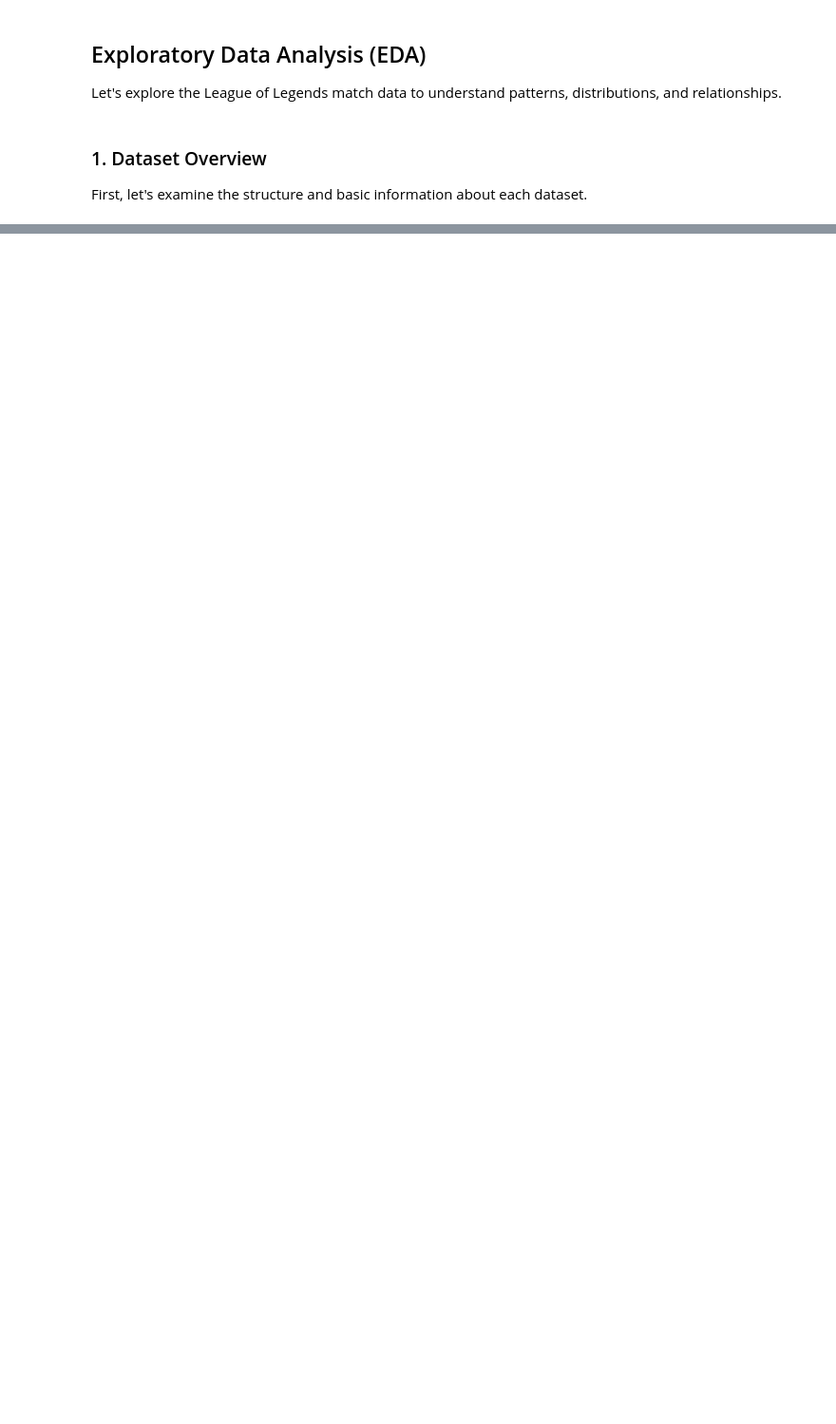
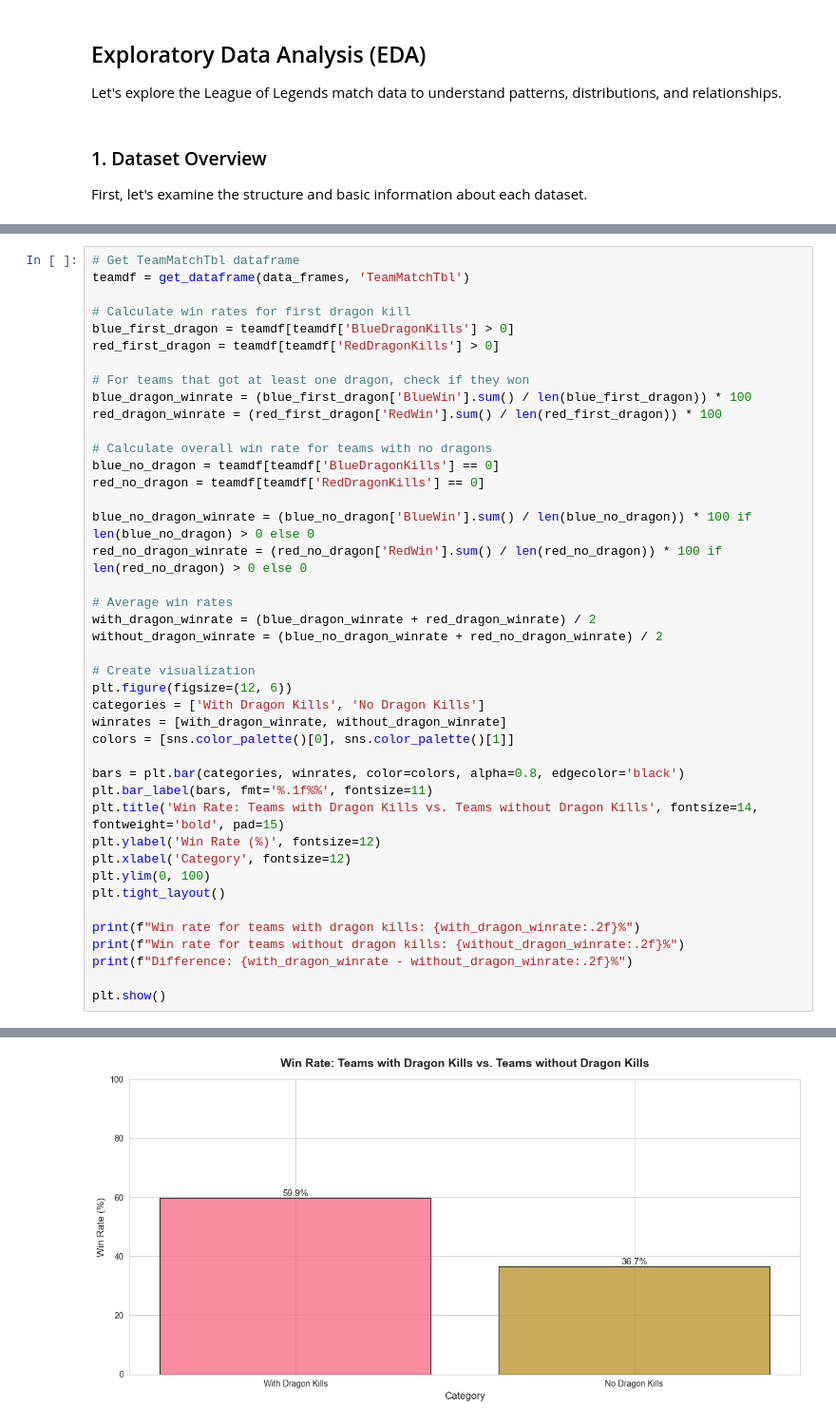
Before and after one commit to Mzulhaq/LoL-Analysis, a Jupyter notebook: main.ipynb, the cells around one changed output, grey strips where cells are left out. Shown: that part at 95% size. Saved outputs shown, nothing was run; the diff lists cells and outputs as text; blank space fills up the shorter version.

```diff
--- a/main.ipynb
+++ b/main.ipynb
@@ -334,0 +117,43 @@ print("5. Investigate outliers in numeric columns")
+# %%
+# Get TeamMatchTbl dataframe
+teamdf = get_dataframe(data_frames, 'TeamMatchTbl')
+
+# Calculate win rates for first dragon kill
+blue_first_dragon = teamdf[teamdf['BlueDragonKills'] > 0]
+red_first_dragon = teamdf[teamdf['RedDragonKills'] > 0]
+
+# For teams that got at least one dragon, check if they won
+blue_dragon_winrate = (blue_first_dragon['BlueWin'].sum() / len(blue_first_dragon)) * 100
+red_dragon_winrate = (red_first_dragon['RedWin'].sum() / len(red_first_dragon)) * 100
+
+# Calculate overall win rate for teams with no dragons
+blue_no_dragon = teamdf[teamdf['BlueDragonKills'] == 0]
+red_no_dragon = teamdf[teamdf['RedDragonKills'] == 0]
+
+blue_no_dragon_winrate = (blue_no_dragon['BlueWin'].sum() / len(blue_no_dragon)) * 100 if len(blue_no_dragon) > 0 else 0
+red_no_dragon_winrate = (red_no_dragon['RedWin'].sum() / len(red_no_dragon)) * 100 if len(red_no_dragon) > 0 else 0
+
+# Average win rates
+with_dragon_winrate = (blue_dragon_winrate + red_dragon_winrate) / 2
+without_dragon_winrate = (blue_no_dragon_winrate + red_no_dragon_winrate) / 2
+
+# Create visualization
+plt.figure(figsize=(12, 6))
+categories = ['With Dragon Kills', 'No Dragon Kills']
+winrates = [with_dragon_winrate, without_dragon_winrate]
+colors = [sns.color_palette()[0], sns.color_palette()[1]]
+
+bars = plt.bar(categories, winrates, color=colors, alpha=0.8, edgecolor='black')
+plt.bar_label(bars, fmt='%.1f%%', fontsize=11)
+plt.title('Win Rate: Teams with Dragon Kills vs. Teams without Dragon Kills', fontsize=14, fontweight='bold', pad=15)
+plt.ylabel('Win Rate (%)', fontsize=12)
+plt.xlabel('Category', fontsize=12)
+plt.ylim(0, 100)
+plt.tight_layout()
+
+print(f"Win rate for teams with dragon kills: {with_dragon_winrate:.2f}%")
+print(f"Win rate for teams without dragon kills: {without_dragon_winrate:.2f}%")
+print(f"Difference: {with_dragon_winrate - without_dragon_winrate:.2f}%")
+
+plt.show()
+# %% [output]
@@ -334,0 +163 @@ print("5. Investigate outliers in numeric columns")
+[figure, added]
```
Also changed, not shown: parts of 37 cells of this notebook, 1 other file.
